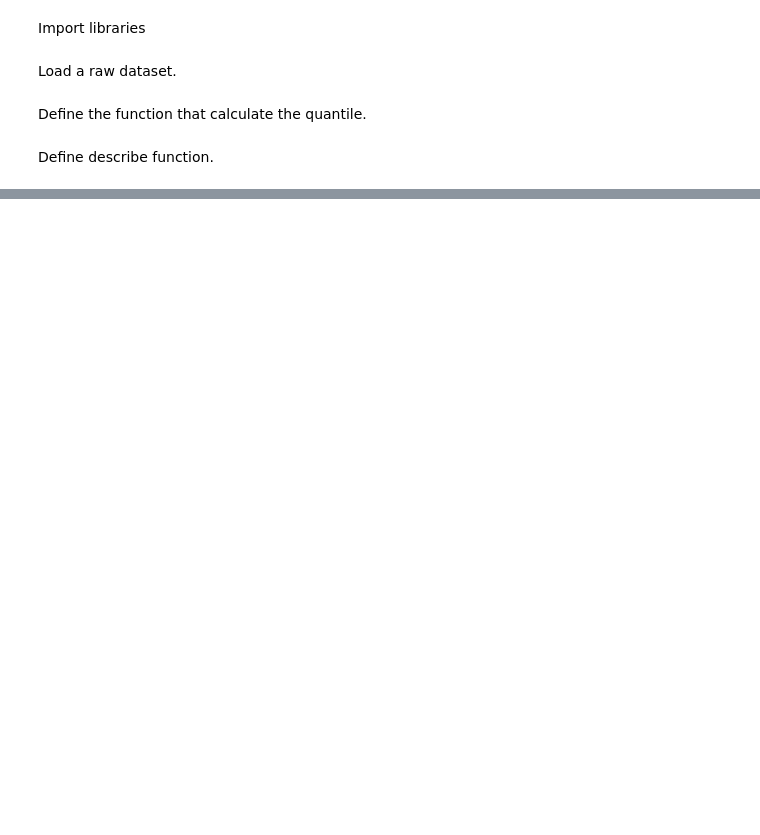
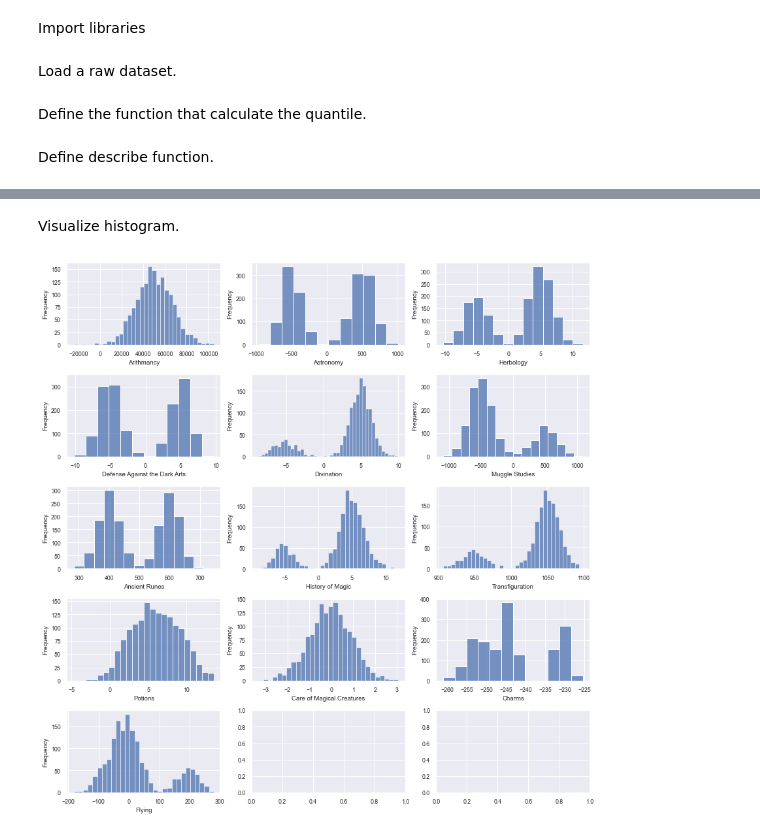
Before and after one commit to tbareich/dslr, a Jupyter notebook: dslr.ipynb, the cells around one changed output, grey strips where cells are left out. Drawn from its saved outputs; the diff is of its cells as text; code cells hidden in the pictures; blank space fills up the shorter version.

Commit message:
define show_histogram method

```diff
--- a/dslr.ipynb
+++ b/dslr.ipynb
@@ -10,7 +9,12 @@ import pandas as pd
+# %%
+%matplotlib inline
+sns.set(style="darkgrid")
 # %% [markdown]
 Load a raw dataset.
 # %%
-df = pd.read_csv("datasets/dataset_train.csv")
+hogwarts_data = pd.read_csv("datasets/dataset_train.csv")
+# %%
+hogwarts_data.Birthday = pd.to_datetime(hogwarts_data.Birthday)
 # %% [markdown]
 Define the function that calculate the quantile.
 # %%
@@ -56,0 +49,26 @@ describe(df)
+# %% [markdown]
+Visualize histogram.
+# %%
+def histogram(df, ncols: int = 3, figsize=(12, 12)):
+    sns.set_style("whitegrid")
+    sns.set(font_scale=0.8)
+    df = df.select_dtypes(include=['float64'])
+    fig, axs = plt.subplots(math.ceil(df.shape[1] / ncols),
+                            ncols,
+                            figsize=figsize)
+    x = 0
+    y = 0
+    for column_name in df:
+        p = sns.histplot(data=df, x=column_name, ax=axs[y, x])
+        p.set_ylabel("Frequency")
+        x += 1
+        if x == ncols:
+            x = 0
+            y += 1
+    plt.tight_layout()
+    plt.show()
+
+
+histogram(hogwarts_data)
+# %% [output]
+[figure, added]
```
Also changed, not shown: parts of 3 cells of this notebook, 5 other files.
